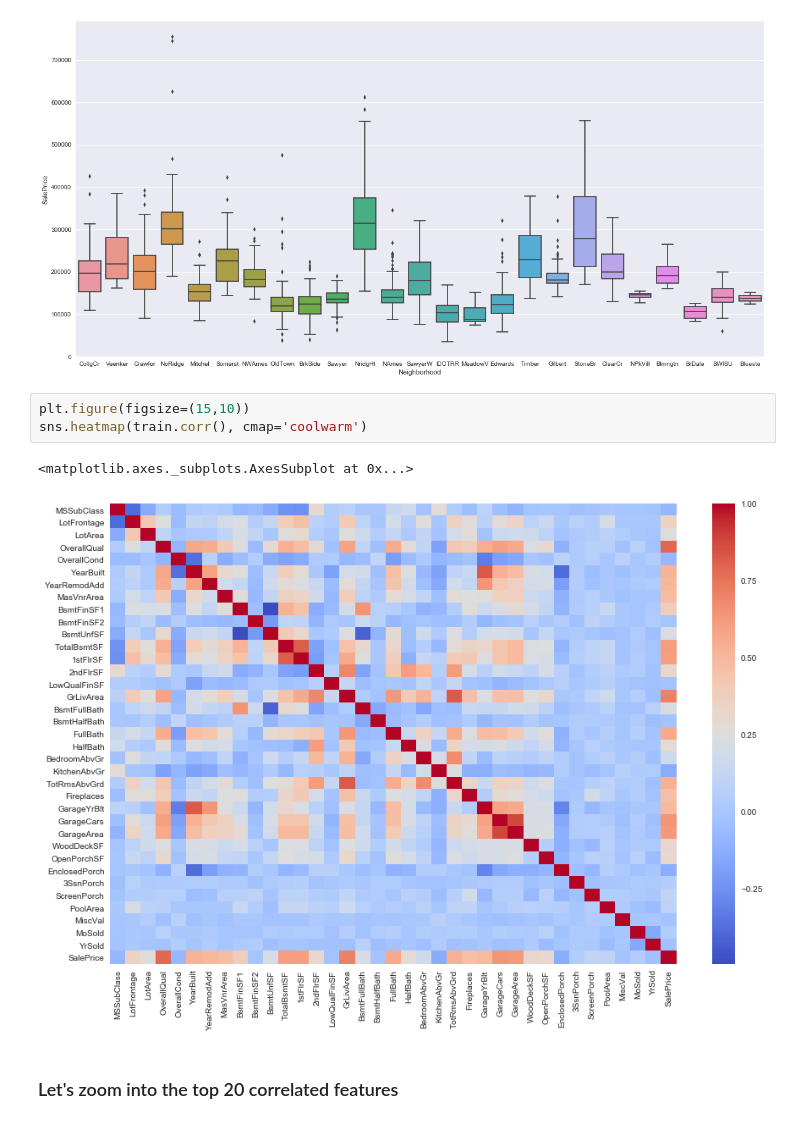
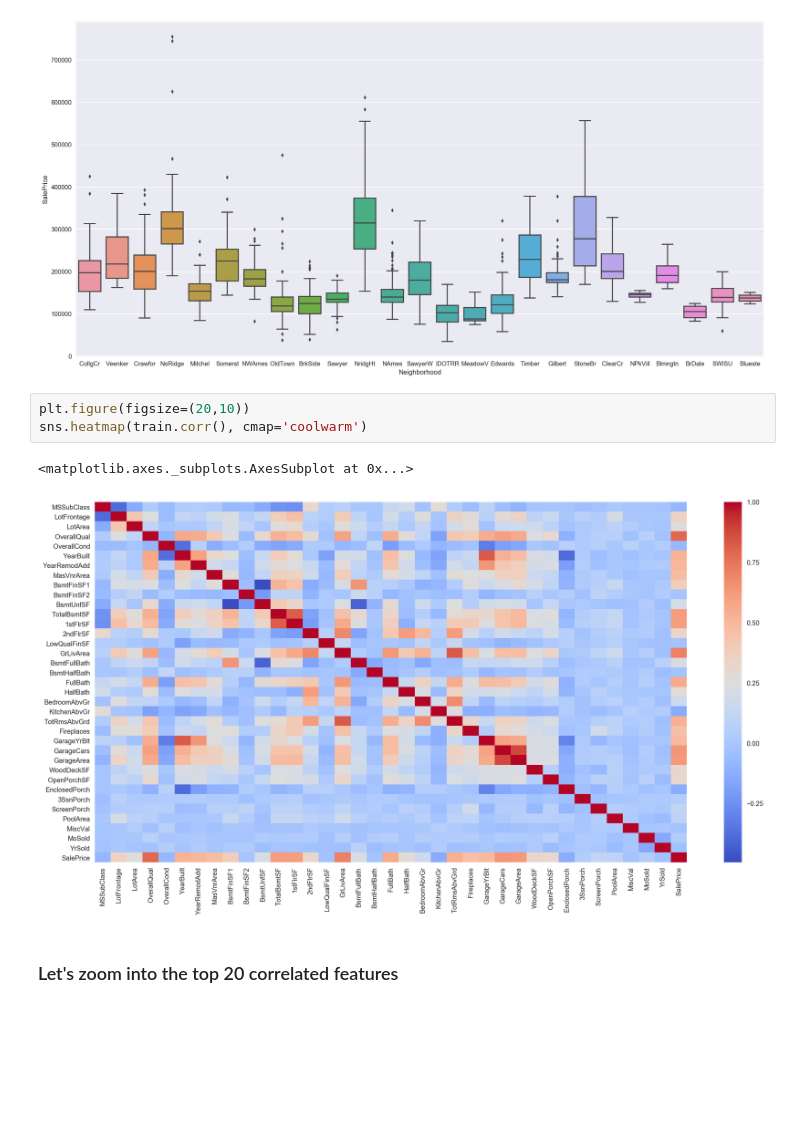
Before and after one commit to azouari/data-science, a Jupyter notebook: warmups/house-prices-advanced-regression-techniques/Housing Prices.ipynb, the cells around one changed output. Cells and saved outputs as stored; diff of their text form; blank space fills up the shorter version.

```diff
--- a/warmups/house-prices-advanced-regression-techniques/Housing Prices.ipynb
+++ b/warmups/house-prices-advanced-regression-techniques/Housing Prices.ipynb
@@ -69,11 +71,11 @@ sns.boxplot(x="Neighborhood", y="SalePrice", data=train)
 <matplotlib.axes._subplots.AxesSubplot at 0x...>
 [figure]
 # %%
-plt.figure(figsize=(15,10))
+plt.figure(figsize=(20,10))
 sns.heatmap(train.corr(), cmap='coolwarm')
 # %% [output]
 <matplotlib.axes._subplots.AxesSubplot at 0x...>
-[figure, old version]
+[figure, new version]
 # %% [markdown]
 ### Let's zoom into the top 20 correlated features
 # %%
```
Also changed, not shown: parts of 19 cells of this notebook, 1 other file.
